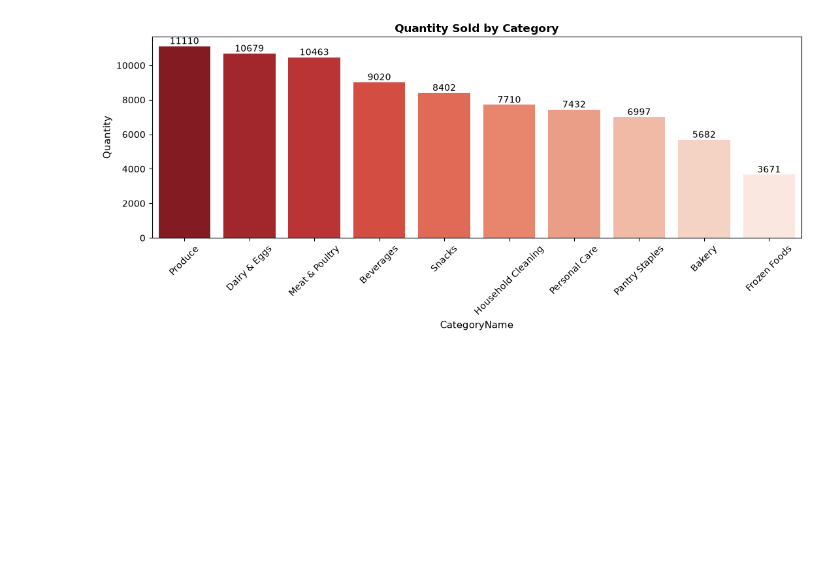
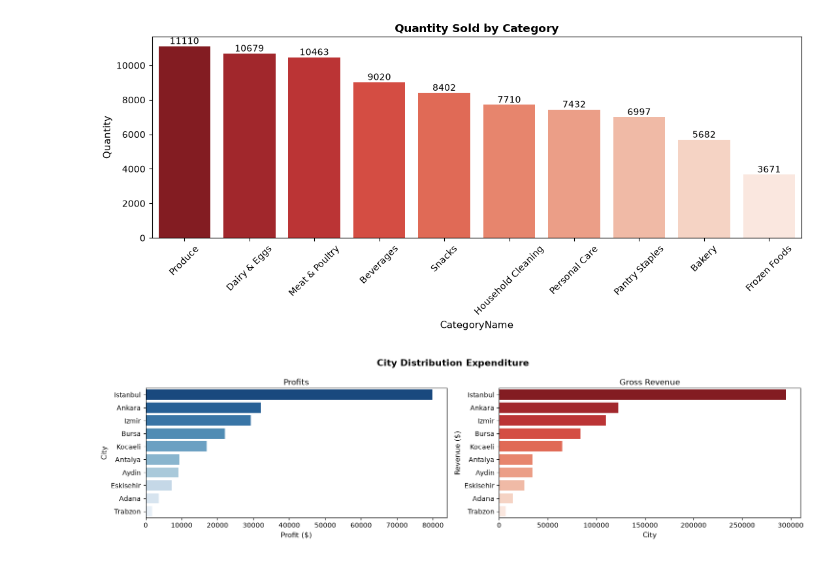
Before and after one commit to geff-ghost/notebooks, a Jupyter notebook: retail_data/MixedKnowledge.ipynb, the cells around one changed output. Saved outputs shown, nothing was run; the diff lists cells and outputs as text; code cells hidden in the pictures; blank space fills up the shorter version.

Commit message:
Finished retail data

```diff
--- a/retail_data/MixedKnowledge.ipynb
+++ b/retail_data/MixedKnowledge.ipynb
@@ -2051,3 +2061,45 @@ plt.tight_layout()
 plt.show()
 # %% [output]
 [figure]
+# %%
+fig, axes = plt.subplots(1, 2, figsize=(15, 4))
+
+# City Profits
+city_revenue = df.groupby('City')[['Profit', 'GrossRevenue']].sum().reset_index().sort_values(by='Profit', ascending=False)
+
+sns.barplot(
+    data=city_revenue,
+    y='City',
+    x='Profit',
+    hue='City',
+    palette='Blues_r',
+    legend=False,
+    ax=axes[0]
+)
+
+axes[0].set_title(
+    'Profits', fontsize=12, pad=5
+)
+axes[0].set_ylabel('City', fontsize=11)
+axes[0].set_xlabel('Profit ($)', fontsize=11)
+
+# City GrossRevenue
+sns.barplot(
+    data=city_profits,
+    x='GrossRevenue',
+    y='City',
+    hue='City',
+    palette='Reds_r',
+    legend=False,
+    ax=axes[1]
+)
+axes[1].set_title('Gross Revenue', fontsize=12, pad=5)
+axes[1].set_ylabel('Revenue ($)', fontsize=11)
+axes[1].set_xlabel('City', fontsize=11)
+
+plt.suptitle('City Distribution Expenditure', fontsize=14, fontweight='bold')
+
+plt.tight_layout()
+plt.show()
+# %% [output]
+[figure, added]
```
Also changed, not shown: parts of 3 cells of this notebook.
